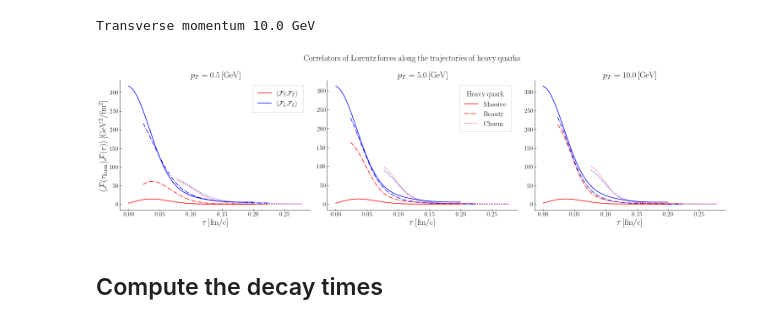
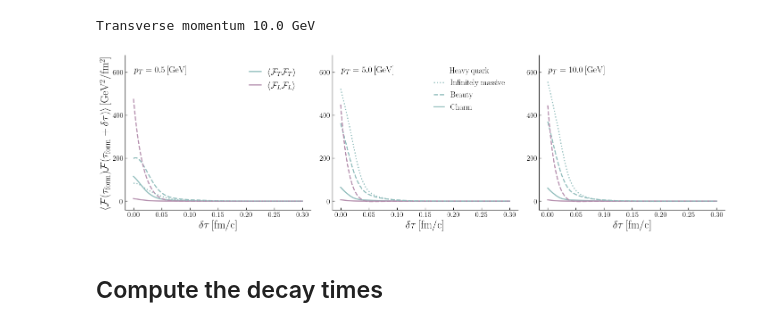
Before and after one commit to avramescudana/curraun, a Jupyter notebook: notebooks/Correlators of color Lorentz force along the trajectory of heavy quarks.ipynb, the cells around one changed output. Cells and saved outputs as stored; diff of their text form; code cells hidden in the pictures.

```diff
--- a/notebooks/Correlators of color Lorentz force along the trajectory of heavy quarks.ipynb
+++ b/notebooks/Correlators of color Lorentz force along the trajectory of heavy quarks.ipynb
@@ -63,20 +63,18 @@ import curraun.mv as mv
 import curraun.initial as initial
 initial.DEBUG = False
 from curraun.fields_correlators import FieldsCorrelators
-# Wong modules
-from curraun import wong
-wong.DEBUG = False
-wong.REPRESENTATION = 'fundamental'
-wong.BOUNDARY = 'periodic'
-from curraun.wong import init_charge
-from curraun.wong_correlators import ForceCorrelators
-import curraun.kappa_wong as kappa_wong
-import curraun.kappa as kappa
 
 import curraun.su as su
 from curraun.numba_target import use_cuda
 if use_cuda:
     from numba import cuda
+
+# Wong modules
+from curraun import wong
+wong.BOUNDARY = boundary
+wong.WONG_TO_HOST = True
+from curraun.wong import init_pos, init_charge, init_mom_toy
+from curraun.wong_correlators import ForceCorrelators
 # %% [output]
 Using CUDA
 Using SU(3)
@@ -359,7 +350,7 @@ for iq in range(len(quarks)):
         print('Transverse momentum', pT, 'GeV')
         p['PT'] = pT
         tag = quarks[iq] + '_pT_' + str(pT)
-        p['FOLDER'] = su_group + '_pT_' + str(pT) + '_' + quarks[iq]
+        # p['FOLDER'] = su_group + '_pT_' + str(pT) + '_' + quarks[iq]
 
         formt, maxt = int(p['TFORM'] / L * N * DTS), int(tau_sim / L * N * DTS)
         taus = np.linspace(p['TFORM'], tau_sim+p['TFORM'], maxt)
@@ -393,50 +384,55 @@ Transverse momentum 0.5 GeV
 Transverse momentum 5.0 GeV
 Transverse momentum 10.0 GeV
 # %%
-os.chdir(current_path)
-data = pickle.load(open('results/lorentz_forces_correlators.pickle', 'rb'))
+import pickle
+
+data = pickle.load(open('lorentz_forces_correlators.pickle', 'rb'))
 corr_T, corr_L, tau = data['corr_T'], data['corr_L'], data['tau']
 quarks, pTs = data['quarks'], data['pTs']
 
-plt.rcParams["figure.figsize"] = (21, 6)
+import matplotlib.pyplot as plt
+from matplotlib.ticker import MultipleLocator
+
+plt.style.use('nord_theme_light.mpltstyle')
+plt.rcParams["figure.figsize"] = (20, 6)
+
 fig, axes = plt.subplots(1, 3)
 
-colors = ['red', 'blue']
-linestyles = [':', '-.', '-']
+colors = ['#8FBCBB', '#B48EAD']
+linestyles = ['-', '--', ':']
 titles = [r'$p_T=0.5\,\mathrm{[GeV]}$', r'$p_T=5.0\,\mathrm{[GeV]}$', r'$p_T=10.0\,\mathrm{[GeV]}$']
 
 for ipT in range(len(pTs)):
     pT = pTs[ipT]
     for iq in range(len(quarks)):
         quark = quarks[iq]
         tag = quark + "_pT_" + str(pT)
-        axes[ipT].plot(tau[tag], corr_T[tag], color=colors[0], linestyle=linestyles[iq])
-        axes[ipT].plot(tau[tag], corr_L[tag], color=colors[1], linestyle=linestyles[iq])
+        axes[ipT].plot(tau[tag]-tau[tag][0], corr_T[tag], color=colors[0], linestyle=linestyles[iq], linewidth=2.5)
+        if quark!='massive':
+            axes[ipT].plot(tau[tag]-tau[tag][0], corr_L[tag], color=colors[1], linestyle=linestyles[iq], linewidth=2.5)
+        # axes[ipT].plot(tau[tag]-tau[tag][0], corr_T[tag]+corr_T, color=colors[0], linestyle=linestyles[iq], linewidth=2.5)
 
-        axes[ipT].spines["top"].set_visible(False)
-        axes[ipT].spines["right"].set_visible(False)
-        axes[ipT].tick_params(direction='in')
+        axes[ipT].set_xlabel(r'$\delta\tau\,\mathrm{[fm/c]}$')
+        # axes[ipT].set_title(titles[ipT])
 
-        axes[ipT].set_xlabel(r'$\tau\,\mathrm{[fm/c]}$', size = 20)
-        axes[ipT].set_title(titles[ipT], size=20)
+    axes[ipT].text(0, 600, titles[ipT], size=20)
+    axes[ipT].set_ylim(-40, 680)
+    axes[ipT].yaxis.set_major_locator(MultipleLocator(200))
+    # axes[ipT].set_yscale('log')
 
-axes[0].set_ylabel(r'$\langle \mathcal{F}(\tau_\mathrm{form})\mathcal{F}(\tau)\rangle\,\mathrm{[GeV^2/fm^2]}$', size = 20)
+
+axes[0].set_ylabel(r'$\Big\langle \mathcal{F}(\tau_\mathrm{form})\mathcal{F}(\tau_\mathrm{form}+\delta\tau)\Big\rangle\,\mathrm{[GeV^2/fm^2]}$')
 
 labels_comp = [r'$\langle \mathcal{F}_T\mathcal{F}_T\rangle$', r'$\langle \mathcal{F}_L\mathcal{F}_L\rangle$']
-labels_quarks = [r'$\mathrm{Massive}$', r'$\mathrm{Beauty}$', r'$\mathrm{Charm}$']
+labels_quarks = [r'$\mathrm{Infinitely\,massive}$', r'$\mathrm{Beauty}$', r'$\mathrm{Charm}$']
 lines = axes[0].get_lines()
-legend1 = axes[0].legend([lines[i] for i in [4,5]], labels_comp, loc = 'upper right', ncol=1, bbox_to_anchor=(0.97,0.97), fontsize='16')
-legend1.get_frame().set_boxstyle('square')
-legend1.get_title().set_fontsize('18')
-legend2 = axes[1].legend([lines[i] for i in [4, 2, 0]], labels_quarks, loc = 'upper right', ncol=1, bbox_to_anchor=(0.97,0.97), title=r'$\mathrm{Heavy\,quark}$', fontsize='16')
-legend2.get_frame().set_boxstyle('square')
-legend2.get_title().set_fontsize('18')
+legend1 = axes[0].legend([lines[i] for i in [0, 1]], labels_comp, loc = 'upper right', ncol=1, bbox_to_anchor=(0.97,0.97), fontsize=20)
+legend2 = axes[1].legend([lines[i] for i in [4, 2, 0]], labels_quarks, loc = 'upper right', ncol=1, bbox_to_anchor=(0.97,0.97), title=r'$\mathrm{Heavy\,quark}$')
 
-fig.suptitle(r'$\mathrm{Correlators\,of\,Lorentz\,forces\,along\,the\,trajectories\,of\,heavy\,quarks}$', size = 20)
 plt.tight_layout()
-plt.savefig('lorentz_force_corr.png', dpi=300, transparent=False, facecolor='white')
+# plt.savefig('lorentz_force_corr.png', dpi=300, transparent=False, facecolor='white')
 # %% [output]
-[figure, old version]
+[figure, new version]
 # %% [markdown]
 ## Compute the decay times
 # %%
```
Also changed, not shown: parts of 5 cells of this notebook, 10 other files.
